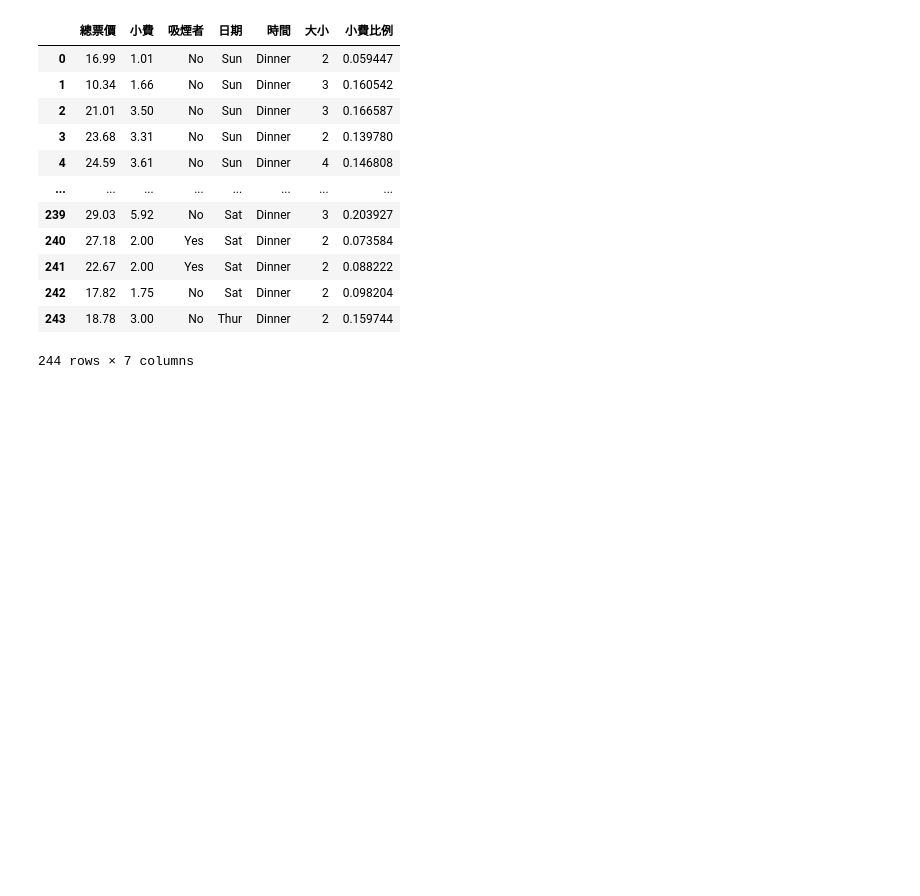
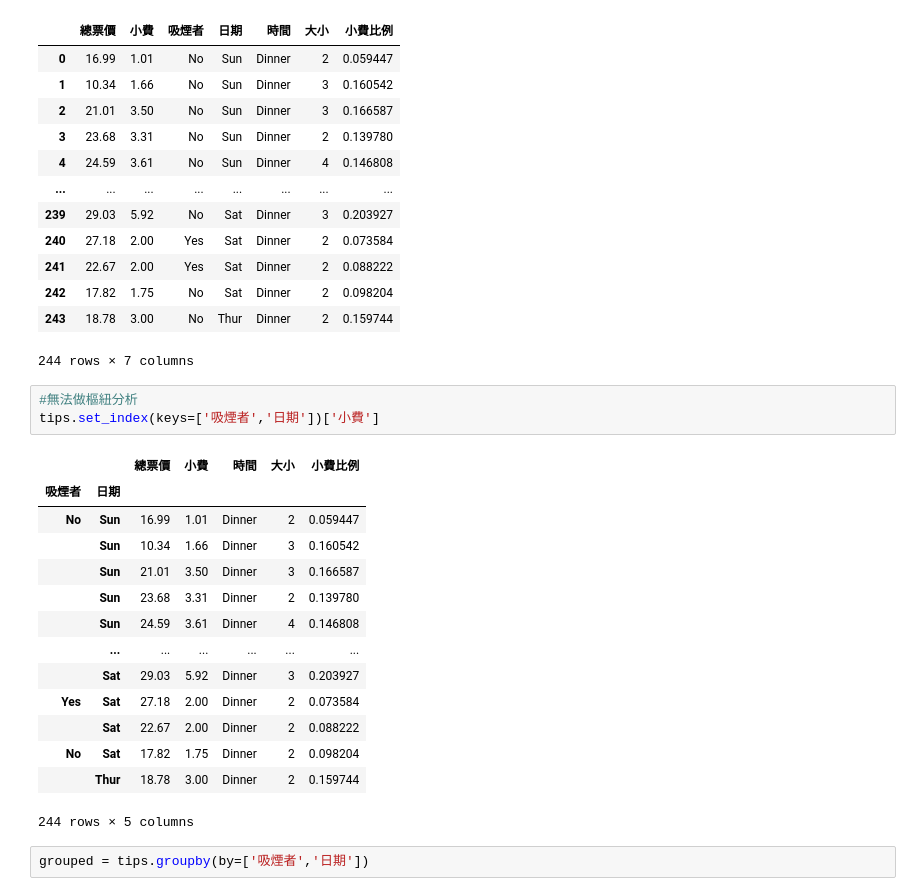
Before and after one commit to chainmine55/2023_11_16Python, a Jupyter notebook: lesson21/lesson21_5.ipynb, the cells around one changed output. Cells and saved outputs as stored; diff of their text form; blank space fills up the shorter version.

```diff
--- a/lesson21/lesson21_5.ipynb
+++ b/lesson21/lesson21_5.ipynb
@@ -70,3 +70,23 @@ tips
 | 242 | 17.82 | 1.75 | No | Sat | Dinner | 2 | 0.098204 |
 | 243 | 18.78 | 3.00 | No | Thur | Dinner | 2 | 0.159744 |
 244 rows × 7 columns
+# %%
+#無法做樞紐分析
+tips.set_index(keys=['吸煙者','日期'])['小費']
+# %% [output]
+|  |  | 總票價 | 小費 | 時間 | 大小 | 小費比例 |
+| 吸煙者 | 日期 |  |  |  |  |  |
+| No | Sun | 16.99 | 1.01 | Dinner | 2 | 0.059447 |
+|  | Sun | 10.34 | 1.66 | Dinner | 3 | 0.160542 |
+|  | Sun | 21.01 | 3.50 | Dinner | 3 | 0.166587 |
+|  | Sun | 23.68 | 3.31 | Dinner | 2 | 0.139780 |
+|  | Sun | 24.59 | 3.61 | Dinner | 4 | 0.146808 |
+|  | ... | ... | ... | ... | ... | ... |
+|  | Sat | 29.03 | 5.92 | Dinner | 3 | 0.203927 |
+| Yes | Sat | 27.18 | 2.00 | Dinner | 2 | 0.073584 |
+|  | Sat | 22.67 | 2.00 | Dinner | 2 | 0.088222 |
+| No | Sat | 17.82 | 1.75 | Dinner | 2 | 0.098204 |
+|  | Thur | 18.78 | 3.00 | Dinner | 2 | 0.159744 |
+244 rows × 5 columns
+# %%
+grouped = tips.groupby(by=['吸煙者','日期'])
```
Also changed, not shown: parts of 2 cells of this notebook, 1 other file.
